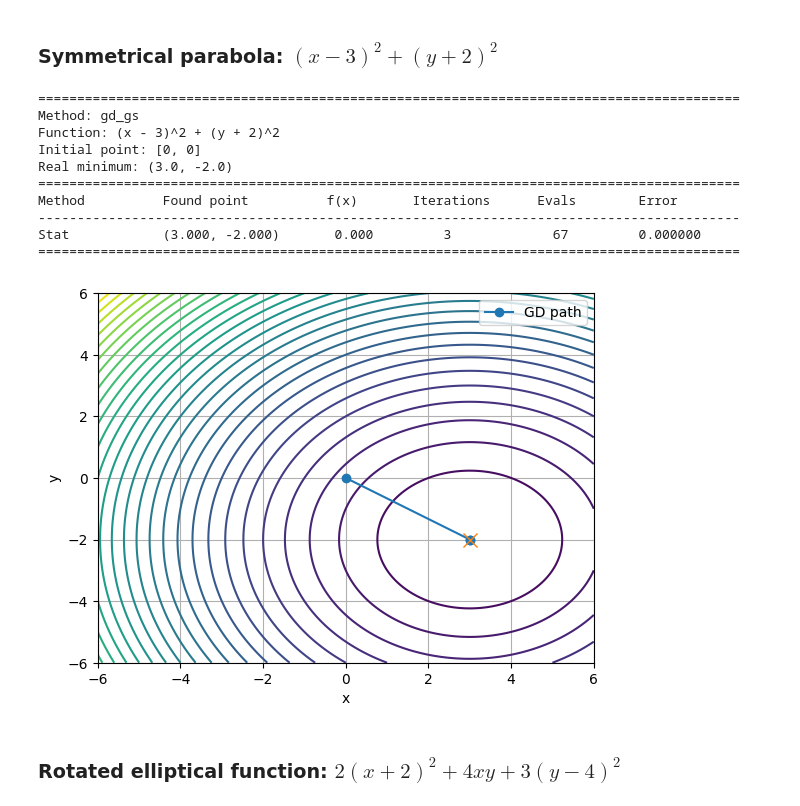
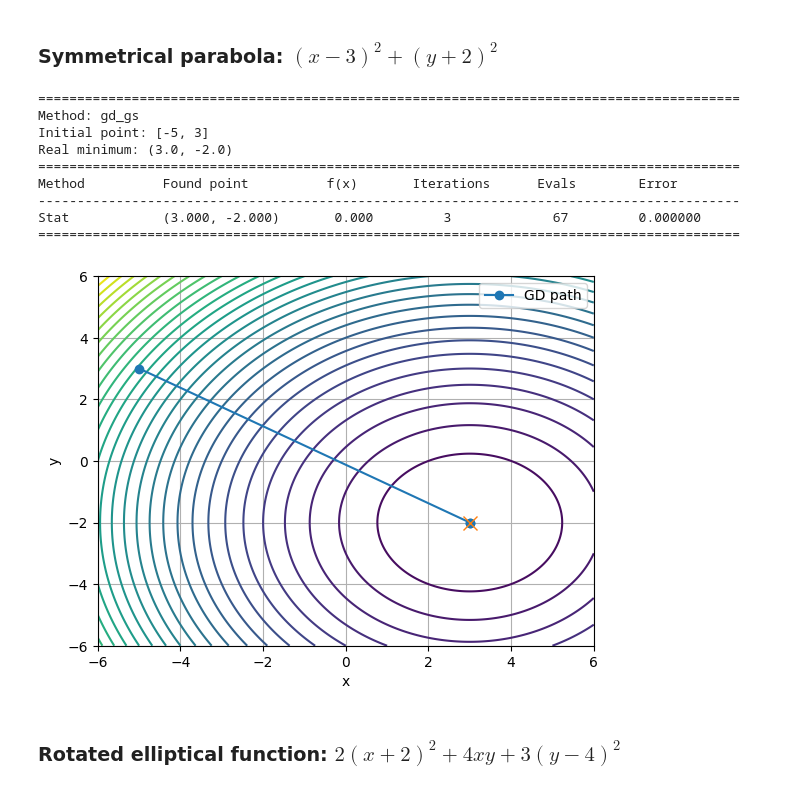
Before and after one commit to 999ashu/OptimizationLab1, a Jupyter notebook: GD_GSS.ipynb, the cells around one changed output. Cells and saved outputs as stored; diff of their text form; code cells hidden in the pictures.

```diff
--- a/GD_GSS.ipynb
+++ b/GD_GSS.ipynb
@@ -61,9 +8,0 @@ def print_output(init, gd, func, grad, optimum, grid=(-6, 6)):
-# %%
-def func_sp(point):
-    x, y = point
-    return (x - 3) ** 2 + (y + 2) ** 2
-
-
-def grad_sp(point):
-    x, y = point
-    return np.array([2 * (x - 3), 2 * (y + 2)])
@@ -196,19 +117,18 @@ def gd_gs(f, grad_f, x0, tol=1e-6, max_iter=10000):
 # %% [markdown]
 ### Symmetrical parabola: $(x - 3)^2 + (y + 2)^2$
 # %%
-print_output([0, 0], gd_gs, func_sp, grad_sp, [3, -2])
+print_output([-5, 3], gd_gs, func_sp, grad_sp, [3, -2])
 # %% [output]
 ==========================================================================================
 Method: gd_gs
-Function: (x - 3)^2 + (y + 2)^2
-Initial point: [0, 0]
+Initial point: [-5, 3]
 Real minimum: (3.0, -2.0)
 ==========================================================================================
 Method          Found point          f(x)       Iterations      Evals        Error
 ------------------------------------------------------------------------------------------
 Stat            (3.000, -2.000)       0.000         3             67         0.000000
 ==========================================================================================
-[figure, old version]
+[figure, new version]
 # %% [markdown]
 ### Rotated elliptical function: $2(x + 2)^2 + 4xy + 3(y - 4)^2$
 # %%
```
Also changed, not shown: parts of 14 cells of this notebook, 9 other files.
